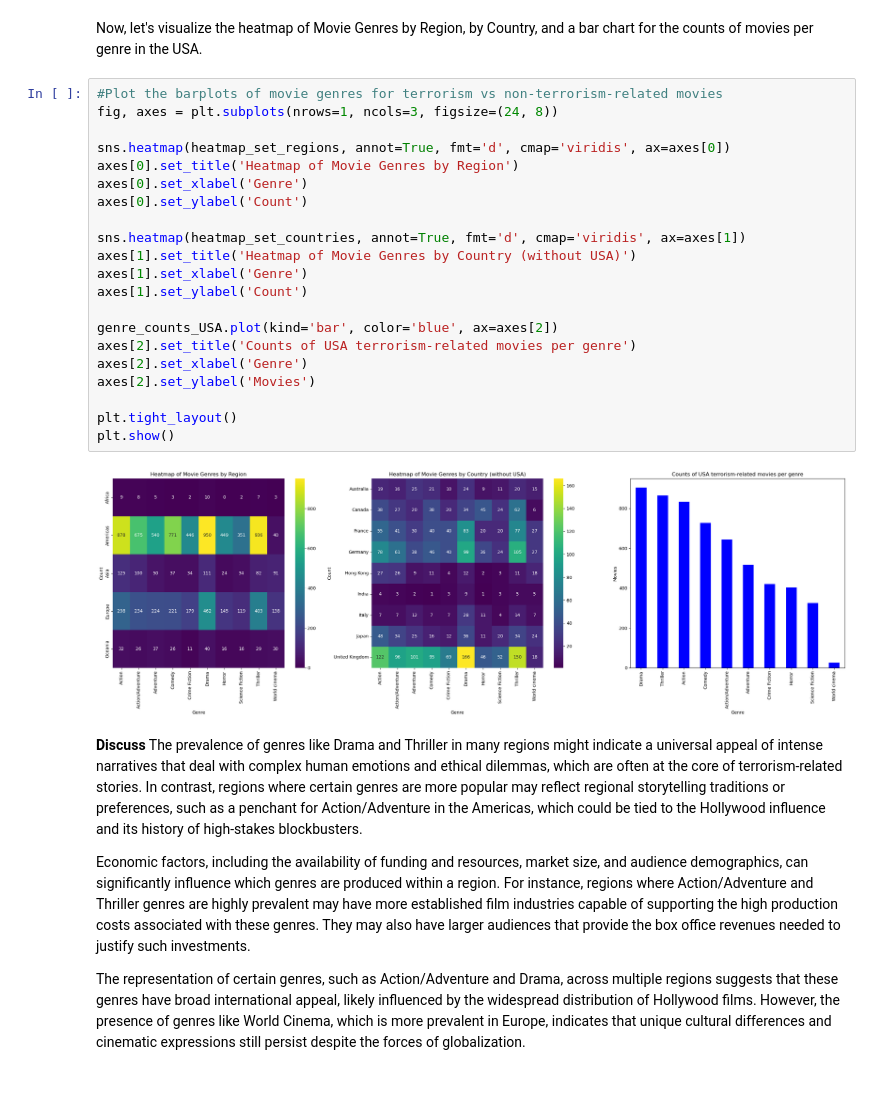
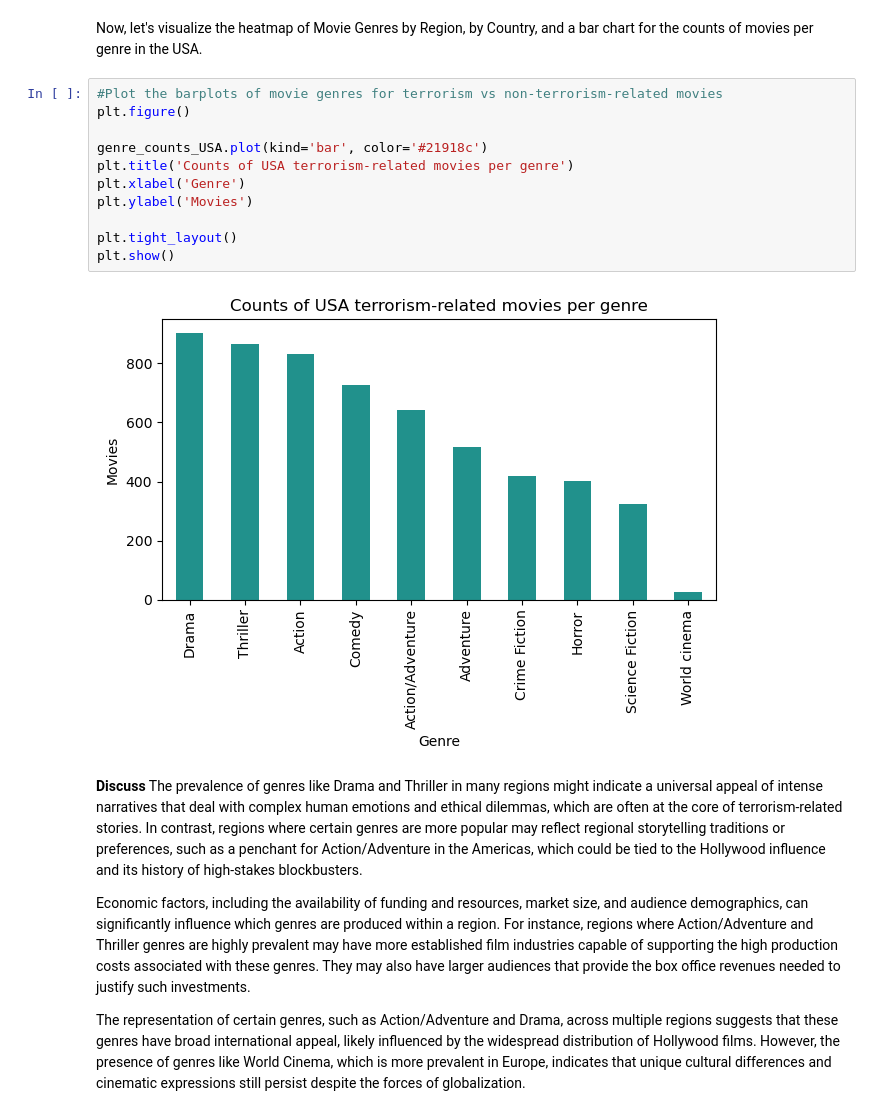
Before and after one commit to epfl-ada/ada-2023-project-boat2023, a Jupyter notebook: projectADA.ipynb, the cells around one changed output. Cells and saved outputs as stored; diff of their text form; blank space fills up the shorter version.

```diff
--- a/projectADA.ipynb
+++ b/projectADA.ipynb
@@ -544,29 +563,19 @@ temp_USA = temp_USA[temp_USA['Genres'].isin(genres_of_interest)]
 genre_counts_USA = temp_USA['Genres'].value_counts()
 # %% [markdown]
 Now, let's visualize the heatmap of Movie Genres by Region, by Country, and a bar chart for the counts of movies per genre in the USA.
-# %%
-#Plot the barplots of movie genres for terrorism vs non-terrorism-related movies
-fig, axes = plt.subplots(nrows=1, ncols=3, figsize=(24, 8))
-
-sns.heatmap(heatmap_set_regions, annot=True, fmt='d', cmap='viridis', ax=axes[0])
-axes[0].set_title('Heatmap of Movie Genres by Region')
-axes[0].set_xlabel('Genre')
-axes[0].set_ylabel('Count')
-
-sns.heatmap(heatmap_set_countries, annot=True, fmt='d', cmap='viridis', ax=axes[1])
-axes[1].set_title('Heatmap of Movie Genres by Country (without USA)')
-axes[1].set_xlabel('Genre')
-axes[1].set_ylabel('Count')
-
-genre_counts_USA.plot(kind='bar', color='blue', ax=axes[2])
-axes[2].set_title('Counts of USA terrorism-related movies per genre')
-axes[2].set_xlabel('Genre')
-axes[2].set_ylabel('Movies')
-
-plt.tight_layout()
-plt.show()
-# %% [output]
-[figure, removed]
+# %%
+#Plot the barplots of movie genres for terrorism vs non-terrorism-related movies
+plt.figure()
+
+genre_counts_USA.plot(kind='bar', color='#21918c')
+plt.title('Counts of USA terrorism-related movies per genre')
+plt.xlabel('Genre')
+plt.ylabel('Movies')
+
+plt.tight_layout()
+plt.show()
+# %% [output]
+[figure, added]
 # %% [markdown]
 **Discuss**
 The prevalence of genres like Drama and Thriller in many regions might indicate a universal appeal of intense narratives that deal with complex human emotions and ethical dilemmas, which are often at the core of terrorism-related stories. In contrast, regions where certain genres are more popular may reflect regional storytelling traditions or preferences, such as a penchant for Action/Adventure in the Americas, which could be tied to the Hollywood influence and its history of high-stakes blockbusters.
```
Also changed, not shown: parts of 18 cells of this notebook, 1 other file.
